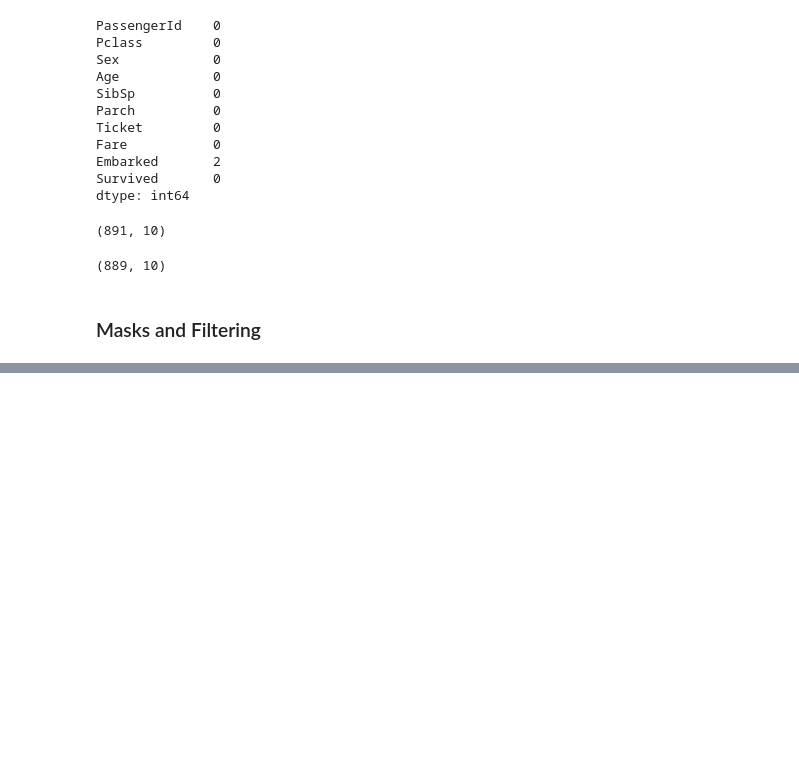
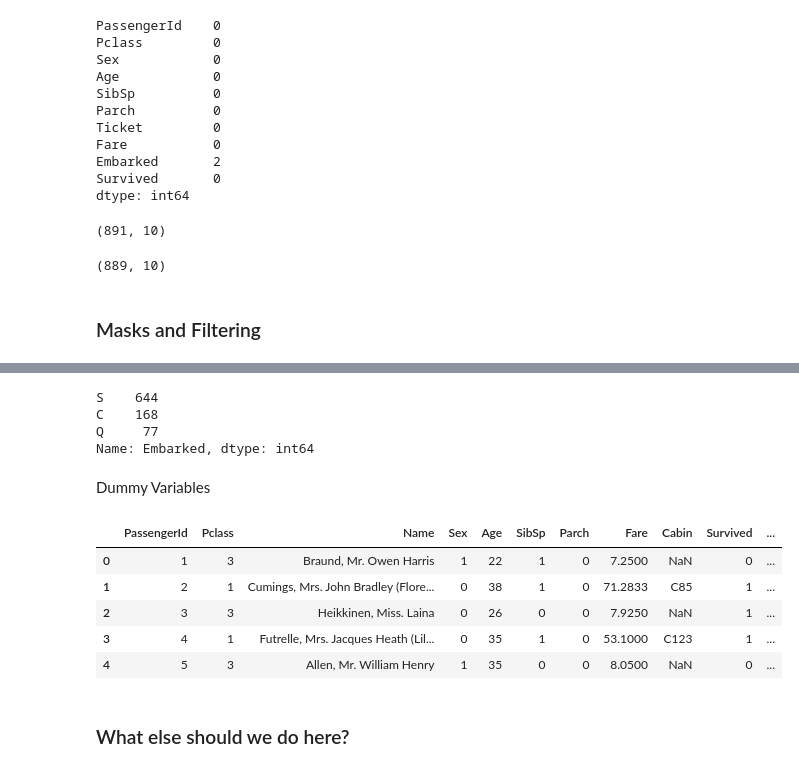
Before and after one commit to estambolieva/fast_track_to_python, a Jupyter notebook: day2/pandas/Pandas_Titanic_DataSet.ipynb, the cells around one changed output, grey strips where cells are left out. Drawn from its saved outputs; the diff is of its cells as text; code cells hidden in the pictures; blank space fills up the shorter version.

```diff
--- a/day2/pandas/Pandas_Titanic_DataSet.ipynb
+++ b/day2/pandas/Pandas_Titanic_DataSet.ipynb
@@ -268,0 +420,22 @@ titanic.shape
+# %%
+# how about Embarked?
+titanic.Embarked.value_counts()
+# %% [output]
+S    644
+C    168
+Q     77
+Name: Embarked, dtype: int64
+# %% [markdown]
+Dummy Variables
+# %%
+titanic  = pd.get_dummies(titanic, columns=['Embarked'])
+titanic.head()
+# %% [output]
+|  | PassengerId | Pclass | Name | Sex | Age | SibSp | Parch | Fare | Cabin | Survived | ... |
+| 0 | 1 | 3 | Braund, Mr. Owen Harris | 1 | 22 | 1 | 0 | 7.2500 | NaN | 0 | ... |
+| 1 | 2 | 1 | Cumings, Mrs. John Bradley (Flore... | 0 | 38 | 1 | 0 | 71.2833 | C85 | 1 | ... |
+| 2 | 3 | 3 | Heikkinen, Miss. Laina | 0 | 26 | 0 | 0 | 7.9250 | NaN | 1 | ... |
+| 3 | 4 | 1 | Futrelle, Mrs. Jacques Heath (Lil... | 0 | 35 | 1 | 0 | 53.1000 | C123 | 1 | ... |
+| 4 | 5 | 3 | Allen, Mr. William Henry | 1 | 35 | 0 | 0 | 8.0500 | NaN | 0 | ... |
+# %% [markdown]
+### What else should we do here?
```
Also changed, not shown: parts of 21 cells of this notebook, 4 other files.
